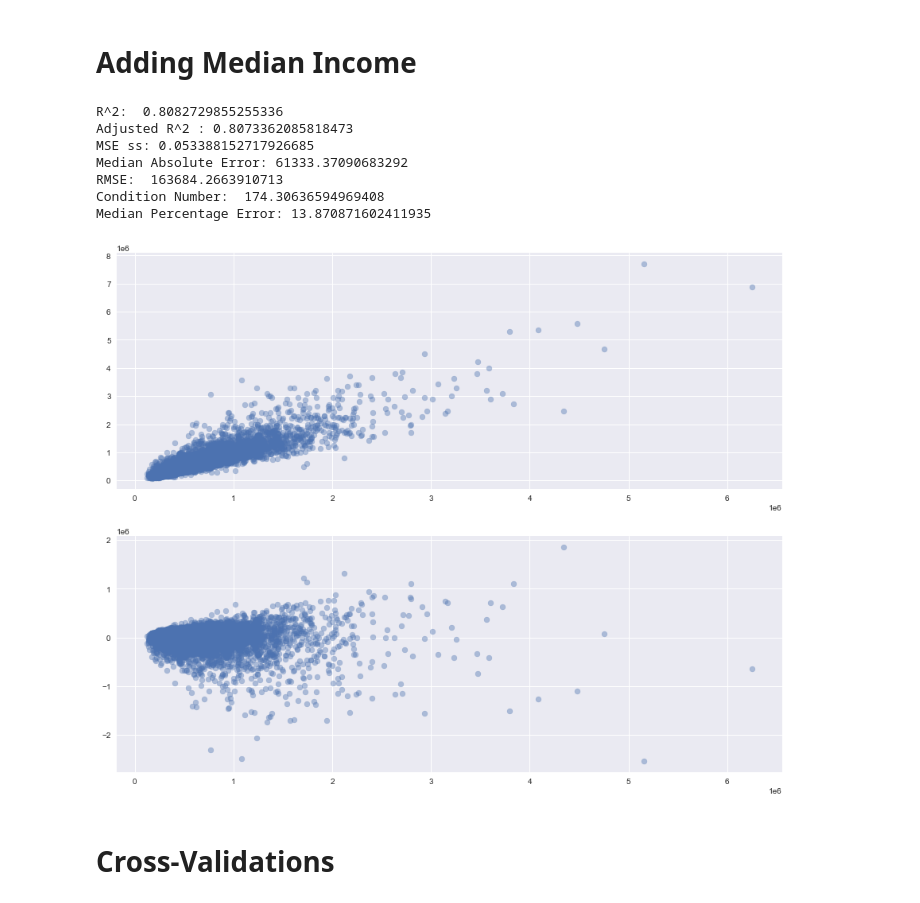
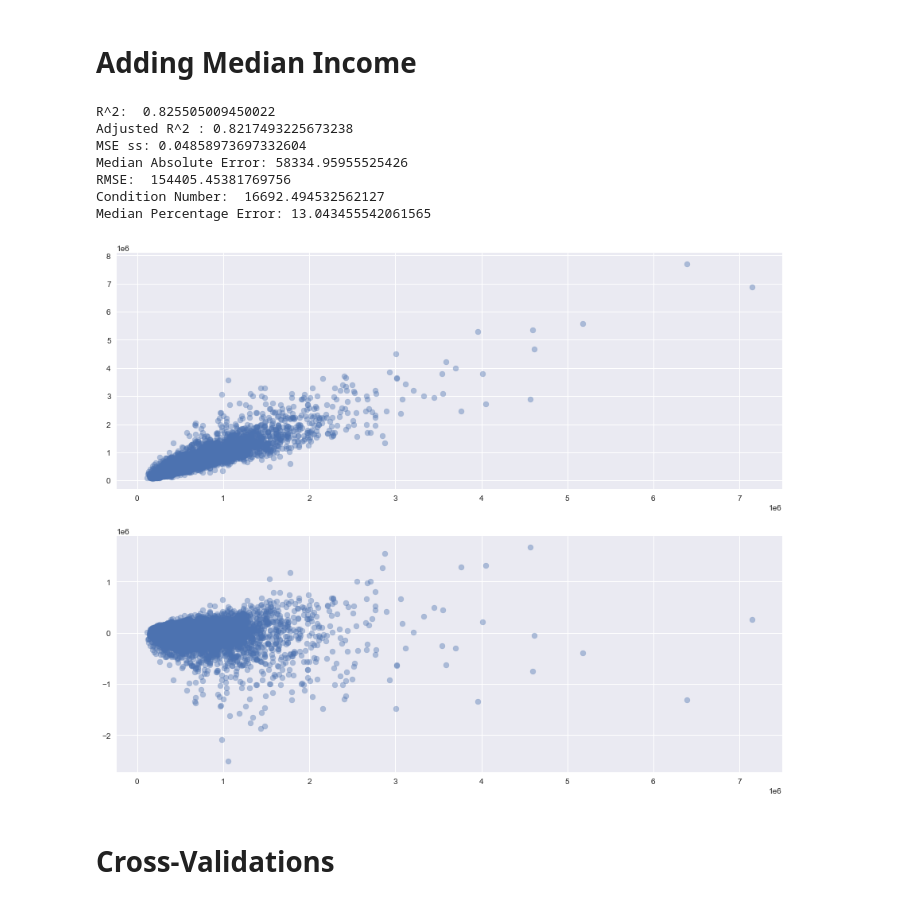
Before and after one commit to LindstromKyle/DSC-Flatiron-Project-2, a Jupyter notebook: Kyle_EDA-Copy1.ipynb, the cells around one changed output. Cells and saved outputs as stored; diff of their text form; code cells hidden in the pictures.

```diff
--- a/Kyle_EDA-Copy1.ipynb
+++ b/Kyle_EDA-Copy1.ipynb
@@ -679,9 +690,9 @@ test = enc.fit_transform(X)
 # %% [markdown]
 # Adding Median Income
 # %%
-X = feature_testing[['log_sqft','bathrooms','log_dist','yr_built','grade_cat','Median_Income']]
+X = feature_testing[['log_sqft','bathrooms','log_dist','yr_built','grade_cat','Median_Income','HPI','bedrooms','sqft_lot15','sqft_lot','floors']]
 
-y = pd.Series(np.log(y_train))
+y = pd.Series(np.log(feature_testing['price']))
 
 scaler = StandardScaler()
 X = scaler.fit_transform(X)
@@ -695,41 +706,41 @@ lr.fit(X, y)
 print('R^2: ',lr.score(X,y))
 print('Adjusted R^2 :', 1 - ( 1-lr.score(X, y) ) * ( len(y) - 1 ) / ( len(y) - X.shape[1] - 1 ))
 
 predicted_y = lr.predict(X)
 
 rmse = np.sqrt(mean_squared_error(np.exp(y),np.exp(predicted_y)))
 
 med_ae = median_absolute_error(np.exp(y),np.exp(predicted_y))
 print('MSE ss:' ,mean_squared_error(y,predicted_y))
 print('Median Absolute Error:',med_ae)
 print('RMSE: ',rmse)
 #print("Median Error: ", np.median(np.exp(predicted_y) - np.exp(y)))
 
 print('Condition Number: ',np.linalg.cond(X))
 
 fig, axs = plt.subplots(2, figsize = (15,12));
 
 #axs[0].scatter(predicted_y, y, alpha = 0.4)
 axs[0].scatter(np.exp(predicted_y), np.exp(y), alpha = 0.4)
 axs[1].scatter(np.exp(predicted_y), np.exp(predicted_y) - np.exp(y), alpha = 0.4);
 #axs[1].scatter(predicted_y, predicted_y - y, alpha = 0.4);
 #sns.heatmap(pd.concat([y, X], axis = 1).corr().abs(), annot = True, ax = axs[2]);
 #ax.hlines(xmin = min(predicted_y), xmax = max(predicted_y), y = 0, color = 'r')
 #ax.plot(np.linspace(0,6e6, 17277), predicted_y)
 
 print('Median Percentage Error:', np.median(np.abs(np.exp(predicted_y) - np.exp(y)) / np.exp(y))*100)
 
 
 #print(predicted_y - y)
 # %% [output]
-R^2:  0.8082729855255336
-Adjusted R^2 : 0.8073362085818473
-MSE ss: 0.053388152717926685
-Median Absolute Error: 61333.37090683292
-RMSE:  163684.2663910713
-Condition Number:  174.30636594969408
-Median Percentage Error: 13.870871602411935
+R^2:  0.825505009450022
+Adjusted R^2 : 0.8217493225673238
+MSE ss: 0.04858973697332604
+Median Absolute Error: 58334.95955525426
+RMSE:  154405.45381769756
+Condition Number:  16692.494532562127
+Median Percentage Error: 13.043455542061565
-[figure, old version]
+[figure, new version]
 # %% [markdown]
 # Cross-Validations
 # %%
```
Also changed, not shown: parts of 31 cells of this notebook.
